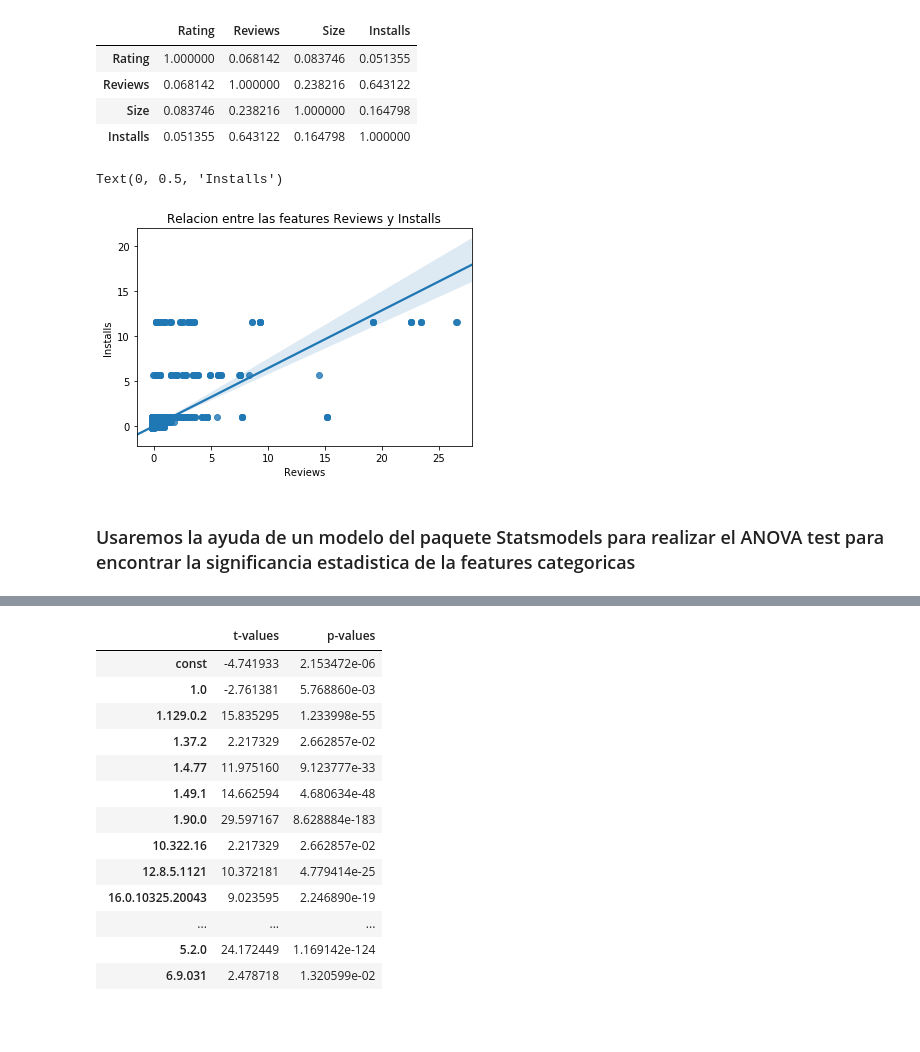
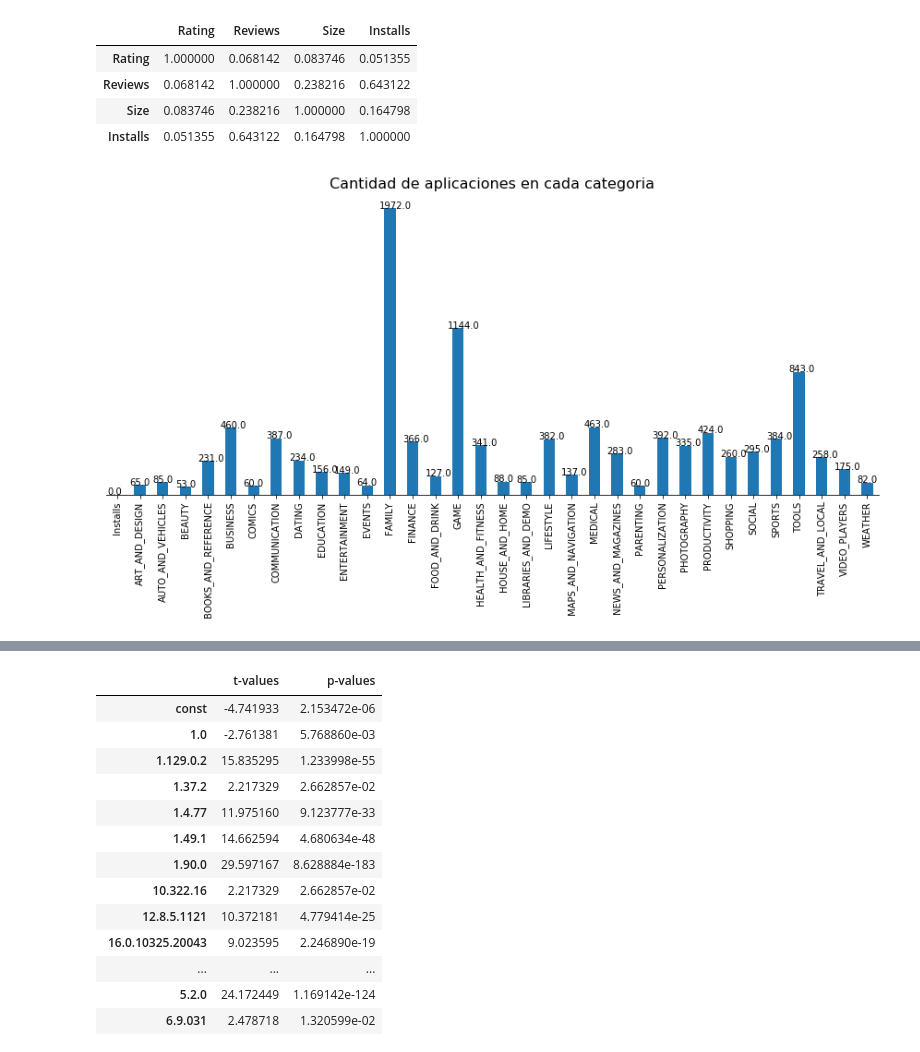
Before and after one commit to Fran-Benko/Coursera_Capstone_FB, a Jupyter notebook: EDA GooglePlay.ipynb, the cells around one changed output, grey strips where cells are left out. Saved outputs shown, nothing was run; the diff lists cells and outputs as text; code cells hidden in the pictures; blank space fills up the shorter version.

```diff
--- a/EDA GooglePlay.ipynb
+++ b/EDA GooglePlay.ipynb
@@ -296,14 +309,6 @@ df[['Rating','Reviews','Size','Installs']].corr()
 | Reviews | 0.068142 | 1.000000 | 0.238216 | 0.643122 |
 | Size | 0.083746 | 0.238216 | 1.000000 | 0.164798 |
 | Installs | 0.051355 | 0.643122 | 0.164798 | 1.000000 |
-# %%
-ax4 = sns.regplot(x=df['Reviews'].values, y=df['Installs'].values)
-plt.title('Relacion entre las features Reviews y Installs')
-plt.xlabel('Reviews')
-plt.ylabel('Installs')
-# %% [output]
-Text(0, 0.5, 'Installs')
-[figure, removed]
 # %%
 #Armamos los df test para probar las correlaciones
 df_test_Cat=pd.concat([df["Installs"], dummy_variable_1], axis=1)
@@ -312,5 +317,18 @@ df_test_Last=pd.concat([df["Installs"], dummy_variable_3], axis=1)
 df_test_Andr=pd.concat([df["Installs"], dummy_variable_4], axis=1)
 df_test_Typ=pd.concat([df["Installs"], dummy_variable_5], axis=1)
 df_test_Cont=pd.concat([df["Installs"], dummy_variable_6], axis=1)
-# %% [markdown]
-### Usaremos la ayuda de un modelo del paquete Statsmodels para realizar el ANOVA test para encontrar la significancia estadistica de la features categoricas
+# %%
+ax9 = df_test_Cat[df_test_Cat[df_test_Cat.columns[1:]]==1].sum().plot(kind='bar',figsize=(15,6))
+plt.title('Cantidad de aplicaciones en cada categoria', fontsize = 16)
+ax9.spines['top'].set_visible(False)
+ax9.spines['right'].set_visible(False)
+ax9.spines['left'].set_visible(False)
+cur_axes = plt.gca()
+cur_axes.axes.get_yaxis().set_visible(False)
+
+for p in ax9.patches:
+    ax9.annotate("{}".format(p.get_height()),
+
+                xy=(p.get_x()-0.2, p.get_height()+0.6))
+# %% [output]
+[figure, added]
```
Also changed, not shown: parts of 15 cells of this notebook.
